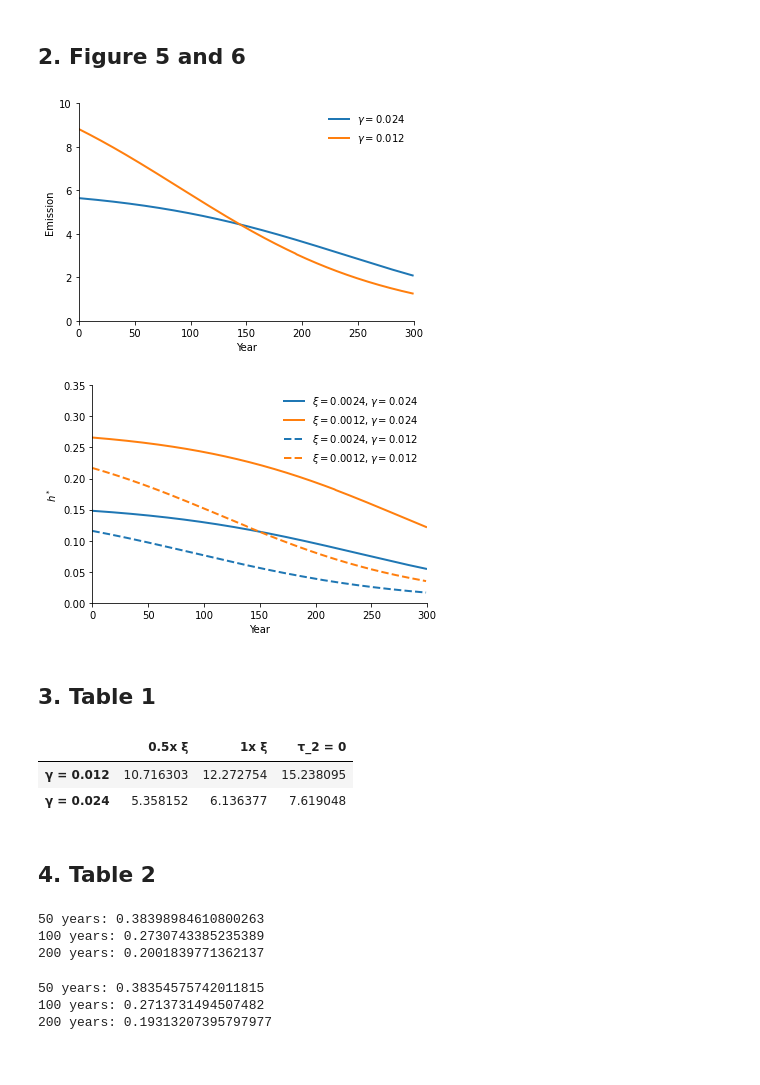
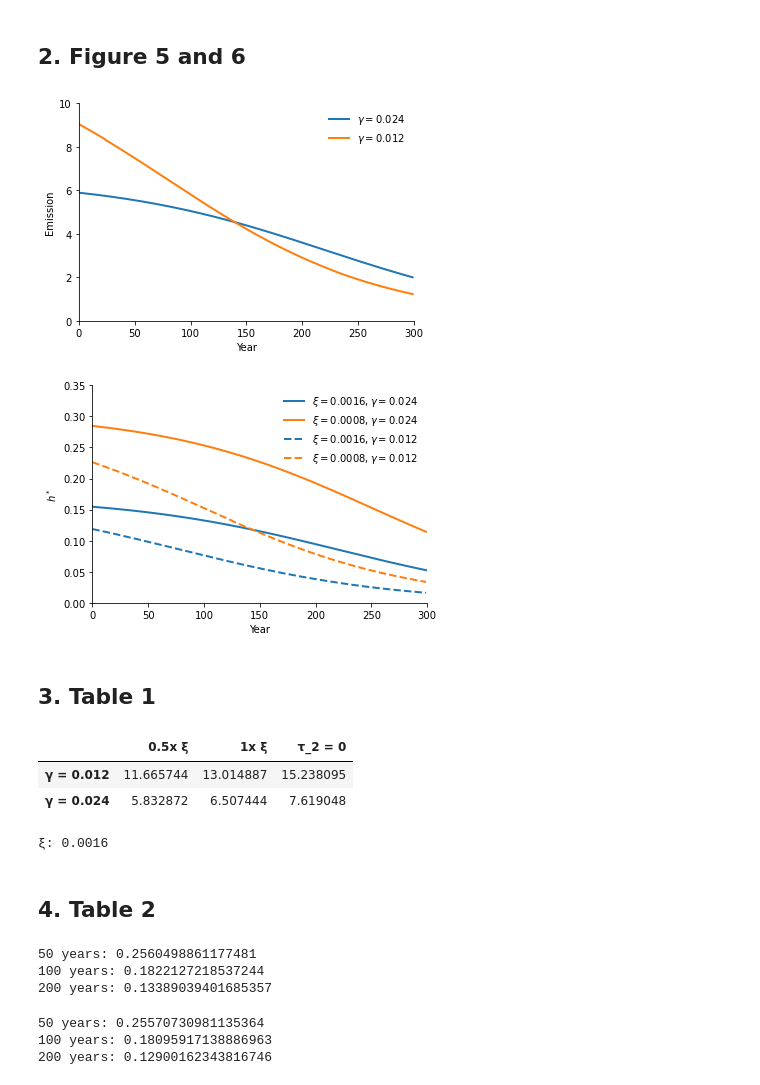
Before and after one commit to lphansen/ClimateUncertaintySpillover, a Jupyter notebook: notebook/paper_plots.ipynb, the cells around one changed output. Cells and saved outputs as stored; diff of their text form; code cells hidden in the pictures.

Commit message:
updated plots

```diff
--- a/notebook/paper_plots.ipynb
+++ b/notebook/paper_plots.ipynb
@@ -32,7 +32,8 @@ defaultColors = ['#1f77b4',  ## muted blue
 η = 0.032
 median = 1.75/1000
 h_hat = 0.2
-σ_n = 1.5
+# σ_n = 1.5
+σ_n = 1.0
 γ_low = 0.012
 γ_high = 0.024
 ξ = σ_n/h_hat*δ*η
@@ -188,7 +189,7 @@ plt.legend(frameon=False)
 plt.savefig('emission_300years.png', dpi = 1200)
 plt.show()
 # %% [output]
-[figure, old version]
+[figure, new version]
 # %%
 # # Figure 6
 # fig = go.Figure()
@@ -225,40 +226,40 @@ plt.show()
 # fig.write_image("hat_h_300years.pdf")
 # fig.show()
 # %%
-plt.plot(h_hat_implied_high_1x, linewidth=2, label=r'$\xi=0.0024, \gamma=0.024$', color=defaultColors[0])
-plt.plot(h_hat_implied_high_05x, linewidth=2, label=r'$\xi=0.0012, \gamma=0.024$', color=defaultColors[1])
-plt.plot(h_hat_implied_low_1x, linewidth=2, label=r'$\xi=0.0024, \gamma=0.012$', linestyle='dashed', color=defaultColors[0])
-plt.plot(h_hat_implied_low_05x, linewidth=2, label=r'$\xi=0.0012, \gamma=0.012$', linestyle='dashed', color=defaultColors[1])
+plt.plot(h_hat_implied_high_1x, linewidth=2, label=r'$\xi=0.0016, \gamma=0.024$', color=defaultColors[0])
+plt.plot(h_hat_implied_high_05x, linewidth=2, label=r'$\xi=0.0008, \gamma=0.024$', color=defaultColors[1])
+plt.plot(h_hat_implied_low_1x, linewidth=2, label=r'$\xi=0.0016, \gamma=0.012$', linestyle='dashed', color=defaultColors[0])
+plt.plot(h_hat_implied_low_05x, linewidth=2, label=r'$\xi=0.0008, \gamma=0.012$', linestyle='dashed', color=defaultColors[1])
 plt.xlim(0,T)
 plt.ylim(0,0.35)
 plt.xlabel('Year')
 plt.ylabel(r'$h^*$')
 plt.legend(frameon=False)
 plt.savefig('hat_h_300years.png', dpi = 1200)
 plt.show()
 # %% [output]
-[figure, old version]
+[figure, new version]
 # %% [markdown]
 ## 3. Table 1
 # %%
 # Table for e_tilde
-def e_tilde_fun(ξ, γ, median=1.75/1000, σ_n=1.5, δ=0.01, η=0.032):
+def e_tilde_fun(ξ, γ, τ_2_0=False):
     τ_1 = γ*median
     τ_2 = (τ_1**2) * (σ_n**2) / ξ
-    if τ_2 == 0:
+    if τ_2_0:
         res = δ*η/τ_1
     else:
         res = (-τ_1 + np.sqrt(τ_1**2 + 4*δ*η*τ_2)) / (2*τ_2)
     return res
 
-e_tilde_low_0 = e_tilde_fun(ξ, γ_low, σ_n=0)
+e_tilde_low_0 = e_tilde_fun(ξ, γ_low, True)
 e_tilde_low = e_tilde_fun(ξ, γ_low)
 e_tilde_low_01x = e_tilde_fun(ξ*0.1, γ_low)
 e_tilde_low_05x = e_tilde_fun(ξ*0.5, γ_low)
 e_tilde_low_5x = e_tilde_fun(ξ*5, γ_low)
 e_tilde_low_10x = e_tilde_fun(ξ*10, γ_low)
 
-e_tilde_high_0 = e_tilde_fun(ξ, γ_high, σ_n=0)
+e_tilde_high_0 = e_tilde_fun(ξ, γ_high, True)
 e_tilde_high = e_tilde_fun(ξ, γ_high)
 e_tilde_high_01x = e_tilde_fun(ξ*0.1, γ_high)
 e_tilde_high_05x = e_tilde_fun(ξ*0.5, γ_high)
@@ -272,8 +273,12 @@ df.columns = ['0.5x ξ', '1x ξ', 'τ_2 = 0']
 df
 # %% [output]
 |  | 0.5x ξ | 1x ξ | τ_2 = 0 |
-| γ = 0.012 | 10.716303 | 12.272754 | 15.238095 |
-| γ = 0.024 | 5.358152 | 6.136377 | 7.619048 |
+| γ = 0.012 | 11.665744 | 13.014887 | 15.238095 |
+| γ = 0.024 | 5.832872 | 6.507444 | 7.619048 |
+# %%
+print('ξ:', ξ)
+# %% [output]
+ξ: 0.0016
 # %% [markdown]
 ## 4. Table 2
 # %%
@@ -296,17 +301,17 @@ print('50 years:', exp_avg_response_low * np.sqrt(np.sum(Et_low_1x[: 50]**2)) *
 print('100 years:', exp_avg_response_low * np.sqrt(np.sum(Et_low_1x[: 100]**2)) * σ_n / Et_low_1x[:100].sum() / γ_low * 1000)
 print('200 years:', exp_avg_response_low * np.sqrt(np.sum(Et_low_1x[: 200]**2)) * σ_n / Et_low_1x[:200].sum() / γ_low * 1000)
 # %% [output]
-50 years: 0.38398984610800263
-100 years: 0.2730743385235389
-200 years: 0.2001839771362137
+50 years: 0.2560498861177481
+100 years: 0.1822127218537244
+200 years: 0.13389039401685357
 # %%
 print('50 years:', exp_avg_response_high * np.sqrt(np.sum(Et_high_1x[: 50]**2)) * σ_n / Et_high_1x[:50].sum() / γ_high * 1000)
 print('100 years:', exp_avg_response_high * np.sqrt(np.sum(Et_high_1x[: 100]**2)) * σ_n / Et_high_1x[:100].sum() / γ_high * 1000)
 print('200 years:', exp_avg_response_high * np.sqrt(np.sum(Et_high_1x[: 200]**2)) * σ_n / Et_high_1x[:200].sum() / γ_high * 1000)
 # %% [output]
-50 years: 0.38354575742011815
-100 years: 0.2713731494507482
-200 years: 0.19313207395797977
+50 years: 0.25570730981135364
+100 years: 0.18095917138886963
+200 years: 0.12900162343816746
 # %%
 # Setting
 n_path = 25
```
Also changed, not shown: parts of 2 cells of this notebook, 6 other files.
